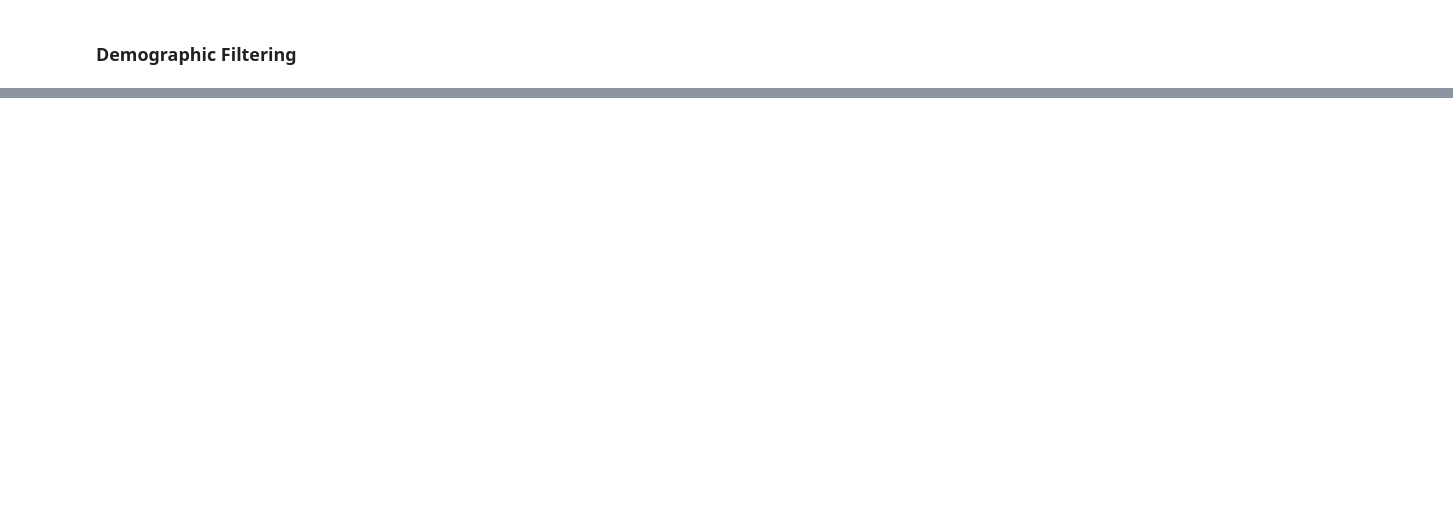
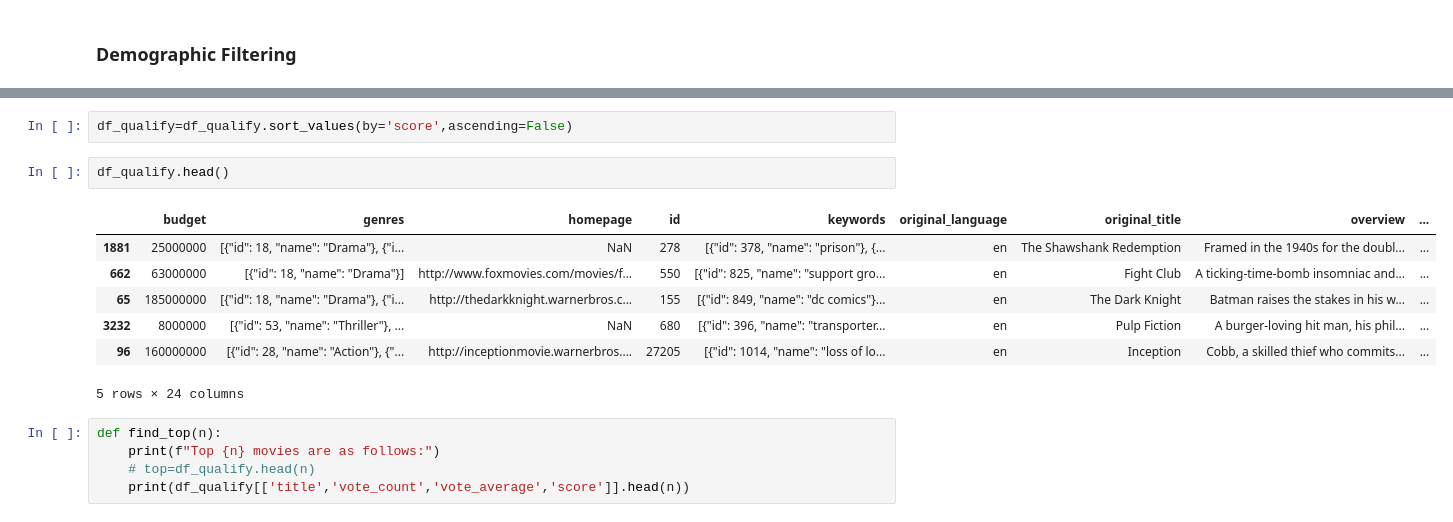
Before and after one commit to basavbamrah/movie-recommendation-system, a Jupyter notebook: train.ipynb, the cells around one changed output, grey strips where cells are left out. Drawn from its saved outputs; the diff is of its cells as text; blank space fills up the shorter version.

```diff
--- a/train.ipynb
+++ b/train.ipynb
@@ -78,0 +152,17 @@ df_demo.head()
+# %%
+df_qualify=df_qualify.sort_values(by='score',ascending=False)
+# %%
+df_qualify.head()
+# %% [output]
+|  | budget | genres | homepage | id | keywords | original_language | original_title | overview | ... |
+| 1881 | 25000000 | [{"id": 18, "name": "Drama"}, {"i... | NaN | 278 | [{"id": 378, "name": "prison"}, {... | en | The Shawshank Redemption | Framed in the 1940s for the doubl... | ... |
+| 662 | 63000000 | [{"id": 18, "name": "Drama"}] | http://www.foxmovies.com/movies/f... | 550 | [{"id": 825, "name": "support gro... | en | Fight Club | A ticking-time-bomb insomniac and... | ... |
+| 65 | 185000000 | [{"id": 18, "name": "Drama"}, {"i... | http://thedarkknight.warnerbros.c... | 155 | [{"id": 849, "name": "dc comics"}... | en | The Dark Knight | Batman raises the stakes in his w... | ... |
+| 3232 | 8000000 | [{"id": 53, "name": "Thriller"}, ... | NaN | 680 | [{"id": 396, "name": "transporter... | en | Pulp Fiction | A burger-loving hit man, his phil... | ... |
+| 96 | 160000000 | [{"id": 28, "name": "Action"}, {"... | http://inceptionmovie.warnerbros.... | 27205 | [{"id": 1014, "name": "loss of lo... | en | Inception | Cobb, a skilled thief who commits... | ... |
+5 rows × 24 columns
+# %%
+def find_top(n):
+    print(f"Top {n} movies are as follows:")
+    # top=df_qualify.head(n)
+    print(df_qualify[['title','vote_count','vote_average','score']].head(n))
```
Also changed, not shown: parts of 13 cells of this notebook.
